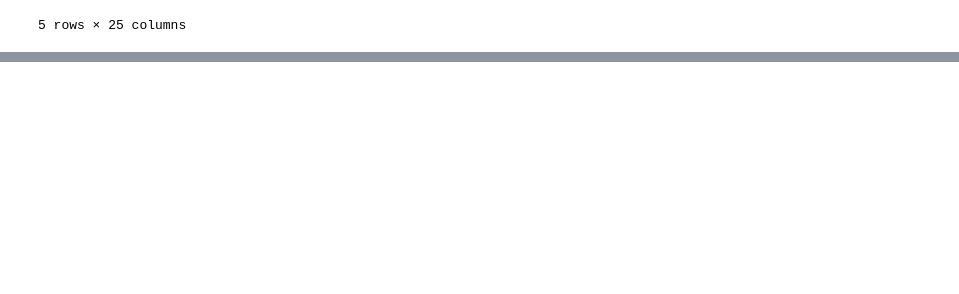
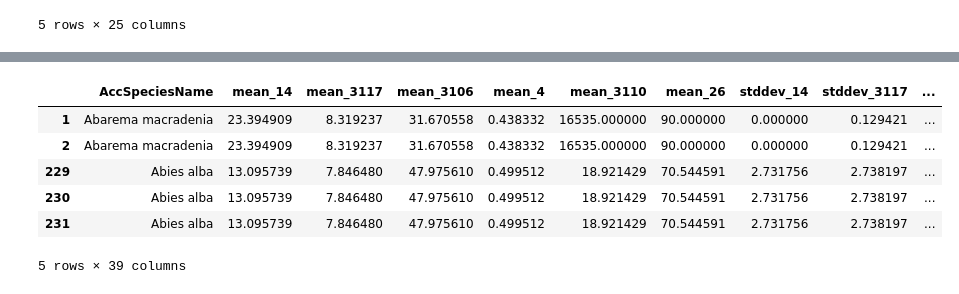
Before and after one commit to Shaashwat05/plant_trait_identification, a Jupyter notebook: data_handling.ipynb, the cells around one changed output, grey strips where cells are left out. Saved outputs shown, nothing was run; the diff lists cells and outputs as text; code cells hidden in the pictures; blank space fills up the shorter version.

```diff
--- a/data_handling.ipynb
+++ b/data_handling.ipynb
@@ -45,0 +47,13 @@ links.loc[(np.floor(links['decimalLatitude'])) == 41 & (np.floor(links['decimalL
+# %%
+#combined = combined.drop_duplicates(subset='AccSpeciesName', keep="first")
+combined = combined[combined['mean_3110'].notna()]
+combined = combined.drop_duplicates(subset='identifier', keep="first")
+combined.head()
+# %% [output]
+|  | AccSpeciesName | mean_14 | mean_3117 | mean_3106 | mean_4 | mean_3110 | mean_26 | stddev_14 | stddev_3117 | ... |
+| 1 | Abarema macradenia | 23.394909 | 8.319237 | 31.670558 | 0.438332 | 16535.000000 | 90.000000 | 0.000000 | 0.129421 | ... |
+| 2 | Abarema macradenia | 23.394909 | 8.319237 | 31.670558 | 0.438332 | 16535.000000 | 90.000000 | 0.000000 | 0.129421 | ... |
+| 229 | Abies alba | 13.095739 | 7.846480 | 47.975610 | 0.499512 | 18.921429 | 70.544591 | 2.731756 | 2.738197 | ... |
+| 230 | Abies alba | 13.095739 | 7.846480 | 47.975610 | 0.499512 | 18.921429 | 70.544591 | 2.731756 | 2.738197 | ... |
+| 231 | Abies alba | 13.095739 | 7.846480 | 47.975610 | 0.499512 | 18.921429 | 70.544591 | 2.731756 | 2.738197 | ... |
+5 rows × 39 columns
```
Also changed, not shown: parts of 19 cells of this notebook, 4 other files.
